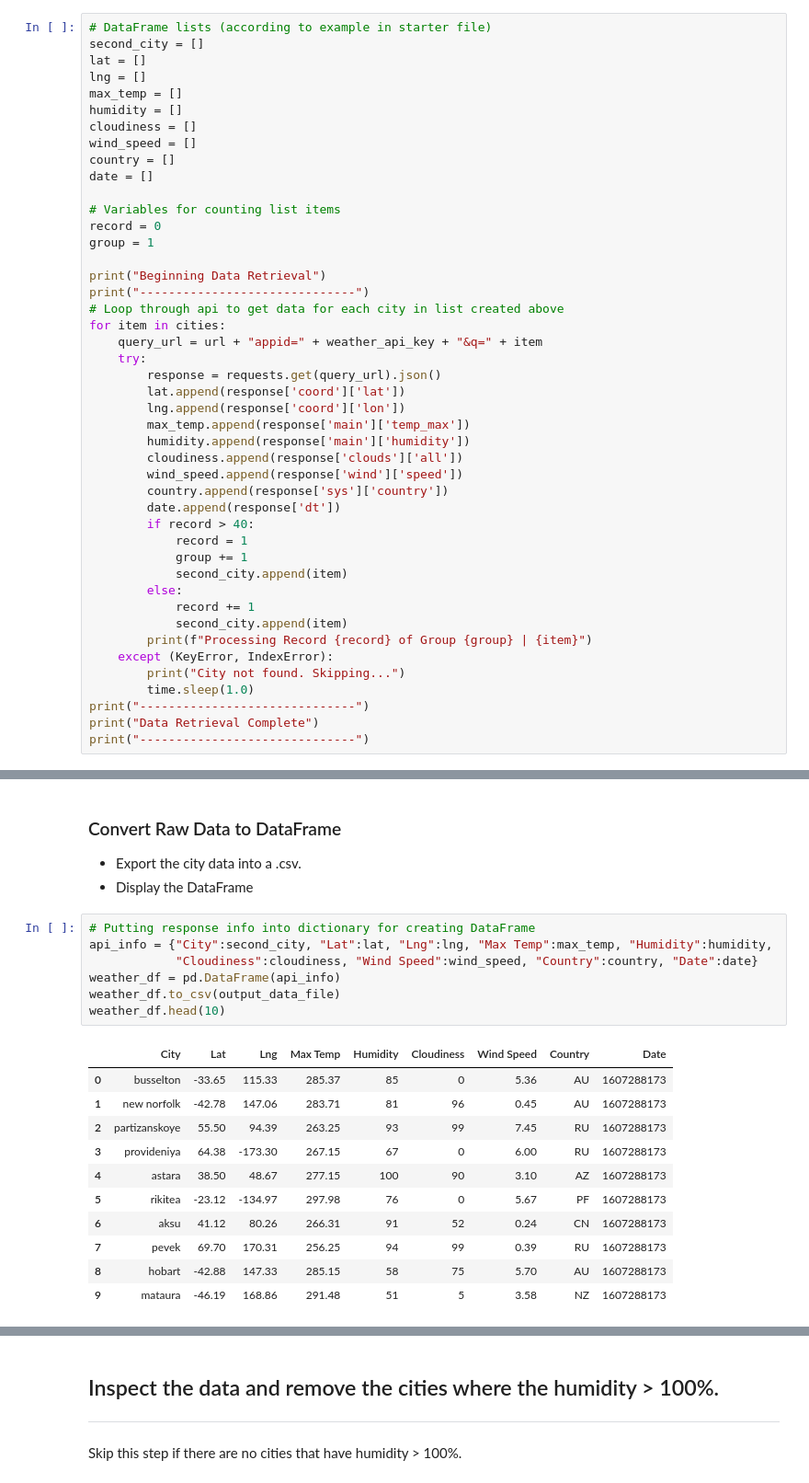
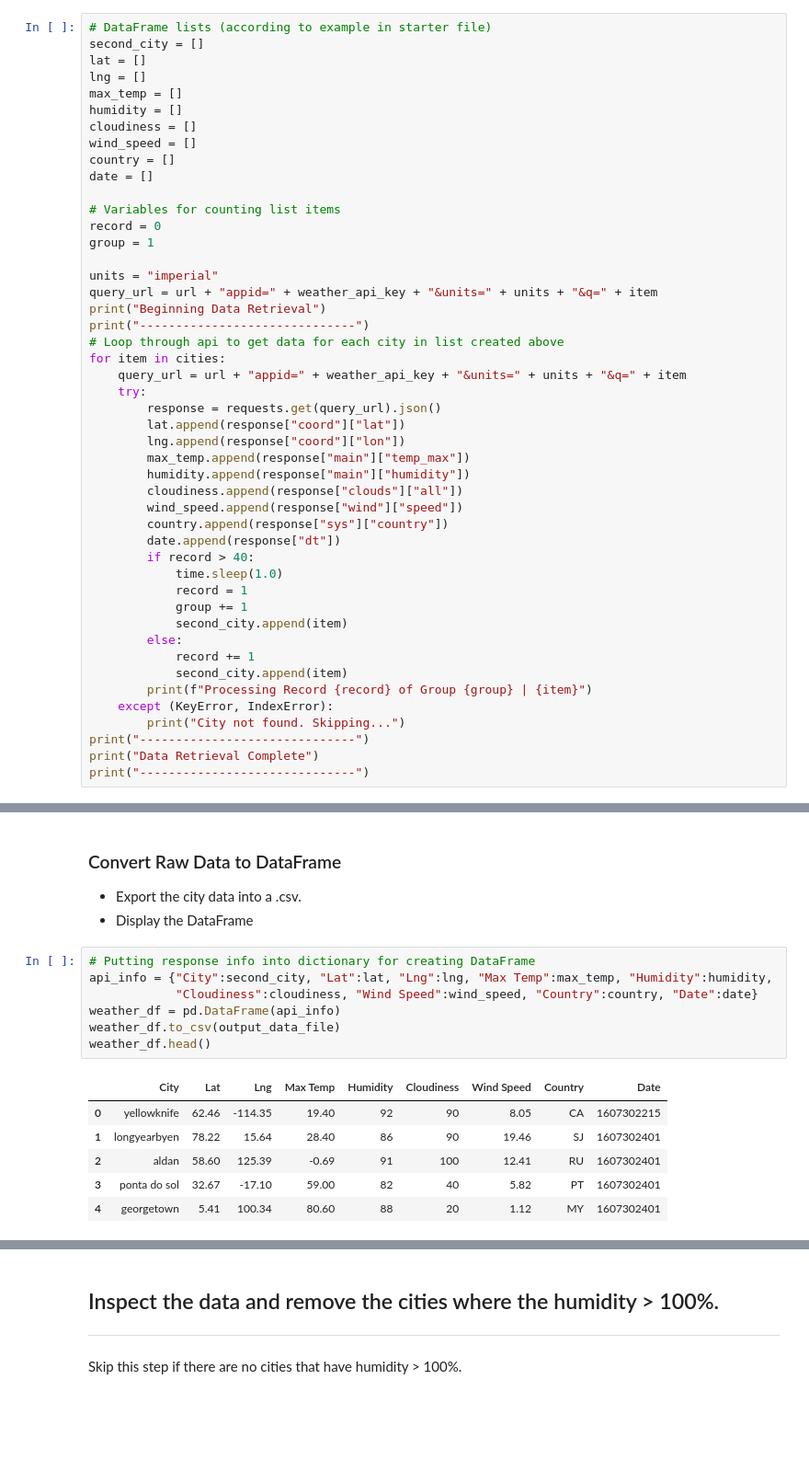
Before and after one commit to jforbis/python-api-challenge, a Jupyter notebook: WeatherPy.ipynb, the cells around one changed output, grey strips where cells are left out. Shown: that part at 92% size. Drawn from its saved outputs; the diff is of its cells as text; blank space fills up the shorter version.

```diff
--- a/WeatherPy.ipynb
+++ b/WeatherPy.ipynb
@@ -84,22 +85,25 @@ date = []
 record = 0
 group = 1
 
+units = "imperial"
+query_url = url + "appid=" + weather_api_key + "&units=" + units + "&q=" + item
 print("Beginning Data Retrieval")
 print("------------------------------")
 # Loop through api to get data for each city in list created above
 for item in cities:
-    query_url = url + "appid=" + weather_api_key + "&q=" + item
+    query_url = url + "appid=" + weather_api_key + "&units=" + units + "&q=" + item
     try:
         response = requests.get(query_url).json()
-        lat.append(response['coord']['lat'])
-        lng.append(response['coord']['lon'])
-        max_temp.append(response['main']['temp_max'])
-        humidity.append(response['main']['humidity'])
-        cloudiness.append(response['clouds']['all'])
-        wind_speed.append(response['wind']['speed'])
-        country.append(response['sys']['country'])
-        date.append(response['dt'])
+        lat.append(response["coord"]["lat"])
+        lng.append(response["coord"]["lon"])
+        max_temp.append(response["main"]["temp_max"])
+        humidity.append(response["main"]["humidity"])
+        cloudiness.append(response["clouds"]["all"])
+        wind_speed.append(response["wind"]["speed"])
+        country.append(response["sys"]["country"])
+        date.append(response["dt"])
         if record > 40:
+            time.sleep(1.0)
             record = 1
             group += 1
             second_city.append(item)
@@ -109,7 +113,6 @@ for item in cities:
         print(f"Processing Record {record} of Group {group} | {item}")
     except (KeyError, IndexError):
         print("City not found. Skipping...")
-        time.sleep(1.0)
 print("------------------------------")
 print("Data Retrieval Complete")
 print("------------------------------")
@@ -138,19 +141,14 @@ Data Retrieval Complete
 # %%
 # Putting response info into dictionary for creating DataFrame
 api_info = {"City":second_city, "Lat":lat, "Lng":lng, "Max Temp":max_temp, "Humidity":humidity,
             "Cloudiness":cloudiness, "Wind Speed":wind_speed, "Country":country, "Date":date}
 weather_df = pd.DataFrame(api_info)
 weather_df.to_csv(output_data_file)
-weather_df.head(10)
+weather_df.head()
 # %% [output]
 |  | City | Lat | Lng | Max Temp | Humidity | Cloudiness | Wind Speed | Country | Date |
-| 0 | busselton | -33.65 | 115.33 | 285.37 | 85 | 0 | 5.36 | AU | 1607288173 |
-| 1 | new norfolk | -42.78 | 147.06 | 283.71 | 81 | 96 | 0.45 | AU | 1607288173 |
-| 2 | partizanskoye | 55.50 | 94.39 | 263.25 | 93 | 99 | 7.45 | RU | 1607288173 |
-| 3 | provideniya | 64.38 | -173.30 | 267.15 | 67 | 0 | 6.00 | RU | 1607288173 |
-| 4 | astara | 38.50 | 48.67 | 277.15 | 100 | 90 | 3.10 | AZ | 1607288173 |
-| 5 | rikitea | -23.12 | -134.97 | 297.98 | 76 | 0 | 5.67 | PF | 1607288173 |
-| 6 | aksu | 41.12 | 80.26 | 266.31 | 91 | 52 | 0.24 | CN | 1607288173 |
-| 7 | pevek | 69.70 | 170.31 | 256.25 | 94 | 99 | 0.39 | RU | 1607288173 |
-| 8 | hobart | -42.88 | 147.33 | 285.15 | 58 | 75 | 5.70 | AU | 1607288173 |
-| 9 | mataura | -46.19 | 168.86 | 291.48 | 51 | 5 | 3.58 | NZ | 1607288173 |
+| 0 | yellowknife | 62.46 | -114.35 | 19.40 | 92 | 90 | 8.05 | CA | 1607302215 |
+| 1 | longyearbyen | 78.22 | 15.64 | 28.40 | 86 | 90 | 19.46 | SJ | 1607302401 |
+| 2 | aldan | 58.60 | 125.39 | -0.69 | 91 | 100 | 12.41 | RU | 1607302401 |
+| 3 | ponta do sol | 32.67 | -17.10 | 59.00 | 82 | 40 | 5.82 | PT | 1607302401 |
+| 4 | georgetown | 5.41 | 100.34 | 80.60 | 88 | 20 | 1.12 | MY | 1607302401 |
```
Also changed, not shown: parts of 7 cells of this notebook, 4 other files.
